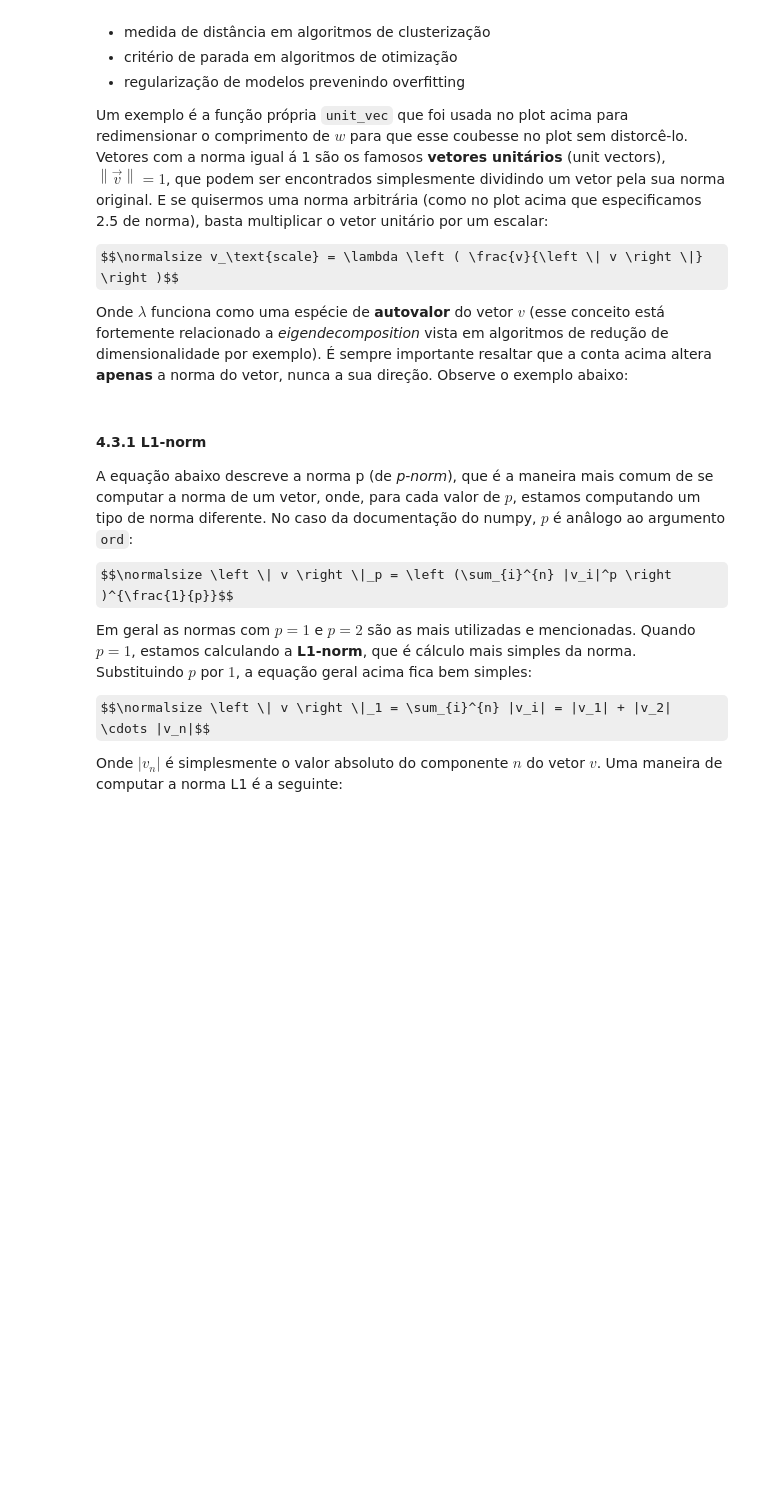
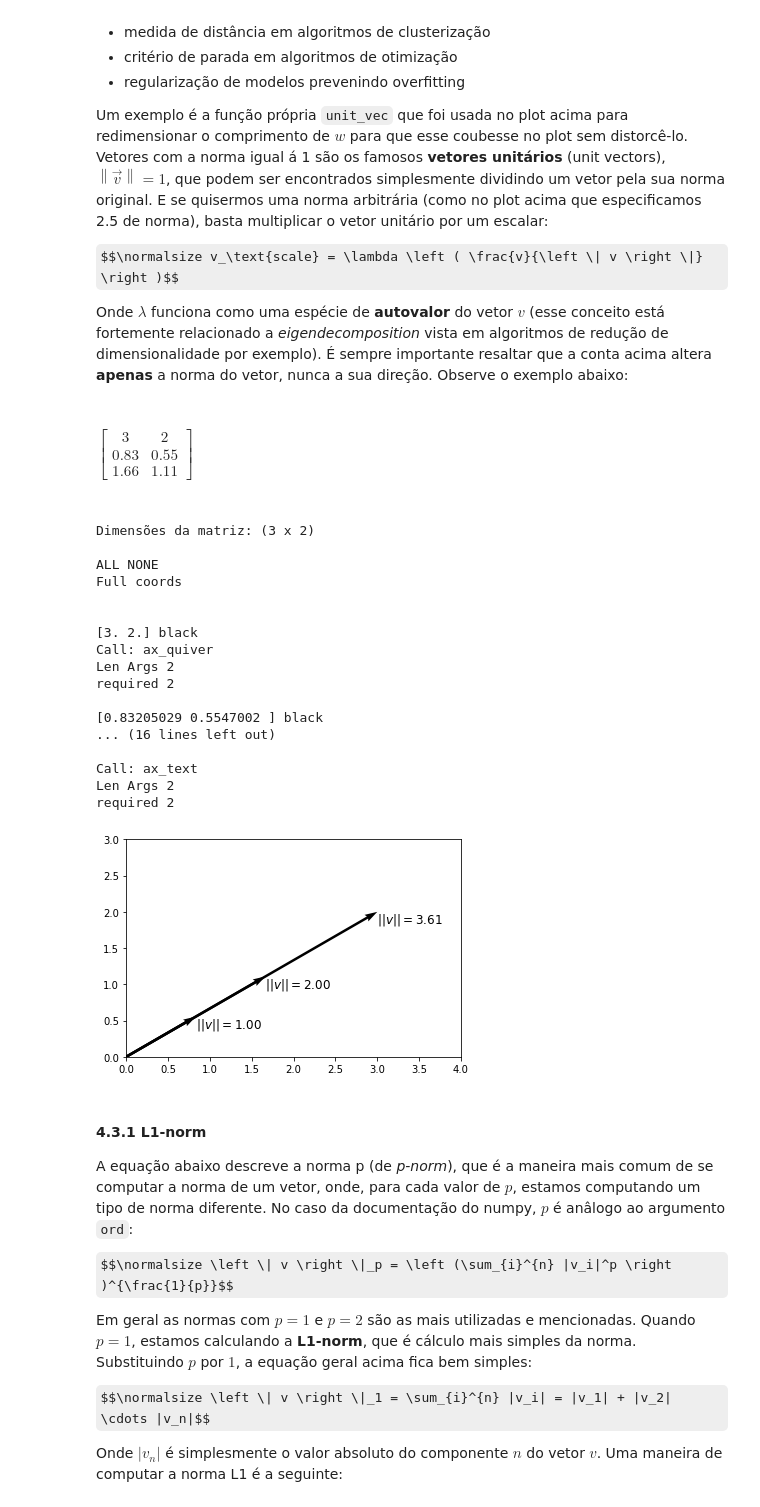
Before and after one commit to rodrigodoering/Projetos, a Jupyter notebook: Estudo_MachineLearning/Supervised/Notebook1/aprendizagem-supervisionada-classifica-o-1.ipynb, the cells around one changed output. Saved outputs shown, nothing was run; the diff lists cells and outputs as text; code cells hidden in the pictures; some formulas as TeX source; blank space fills up the shorter version.

```diff
--- a/Estudo_MachineLearning/Supervised/Notebook1/aprendizagem-supervisionada-classifica-o-1.ipynb
+++ b/Estudo_MachineLearning/Supervised/Notebook1/aprendizagem-supervisionada-classifica-o-1.ipynb
@@ -947,16 +944,37 @@ Onde $\lambda$ funciona como uma espécie de __autovalor__ do vetor $v$ (esse co
 # %%
 # cria um vetor de base
 vec_base = np.array([3,2])
 # Cria variações desse vetor com ||v|| = 1 e 2
 vec_custom_norm = [mf.unit_vec(vec_base, l=i) for i in [1, 2]]
 # armazena os vetores em uma matriz
 vecs_plot = np.vstack([vec_base, vec_custom_norm])
 # exibe a matriz de vetores
-vs.display_matrix(vecs_plot)
+ds.display_matrix(vecs_plot)
 
 # exibe no plot
-labels = ['$||v|| = %.2f$' % np.linalg.norm(v) for v in vecs_plot]
-vs.plot_vecs_2d(vecs_plot, ax_lims=[(0,4),(0,3)], labels=labels, label_offset=-.15, ax_offset=1)
+annot = ['$||v|| = %.2f$' % np.linalg.norm(v) for v in vecs_plot]
+plots.new_plot(lims=[(0,4),(0,3)])
+plots.Vectors(vecs_plot, annot=annot, offset=-.15, ax_offset=1)
+# %% [output]
+<br>$\begin{bmatrix}3&2\\0.83&0.55\\1.66&1.11\end{bmatrix}$<br><br>
+Dimensões da matriz: (3 x 2)
+
+ALL NONE
+Full coords
+
+
+[3. 2.] black
+Call: ax_quiver
+Len Args 2
+required 2
+
+[0.83205029 0.5547002 ] black
+... (16 lines left out)
+
+Call: ax_text
+Len Args 2
+required 2
+[figure, added]
 # %% [markdown]
 #### 4.3.1 L1-norm
 
```
Also changed, not shown: parts of 50 cells of this notebook.
